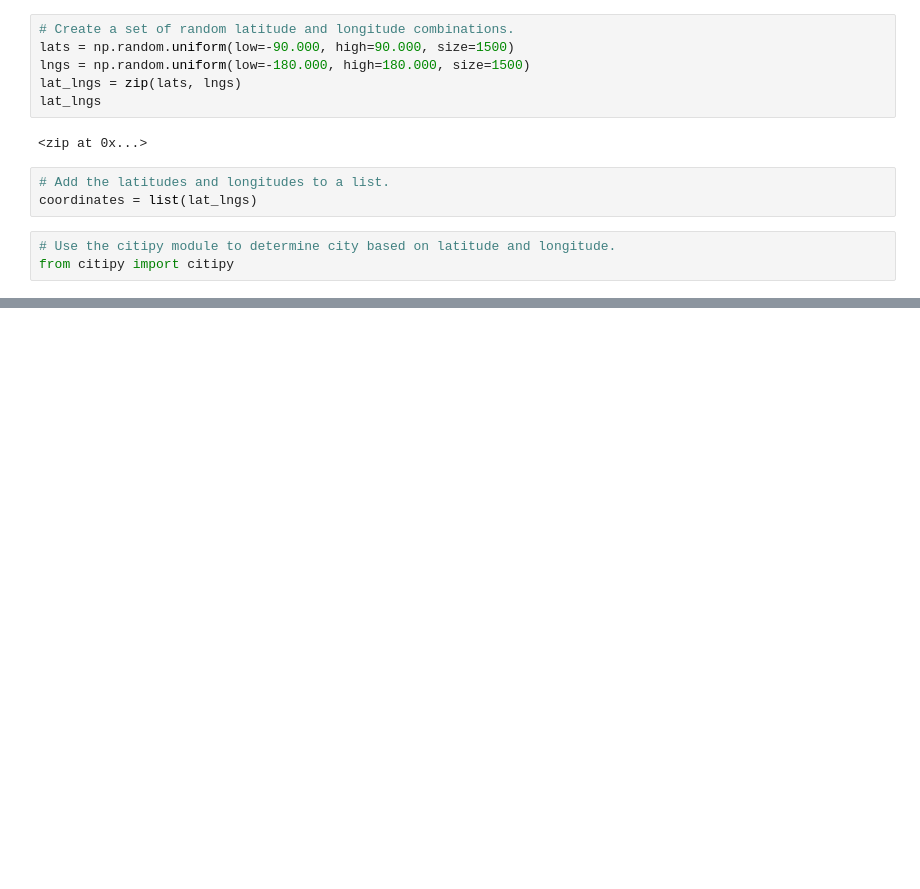
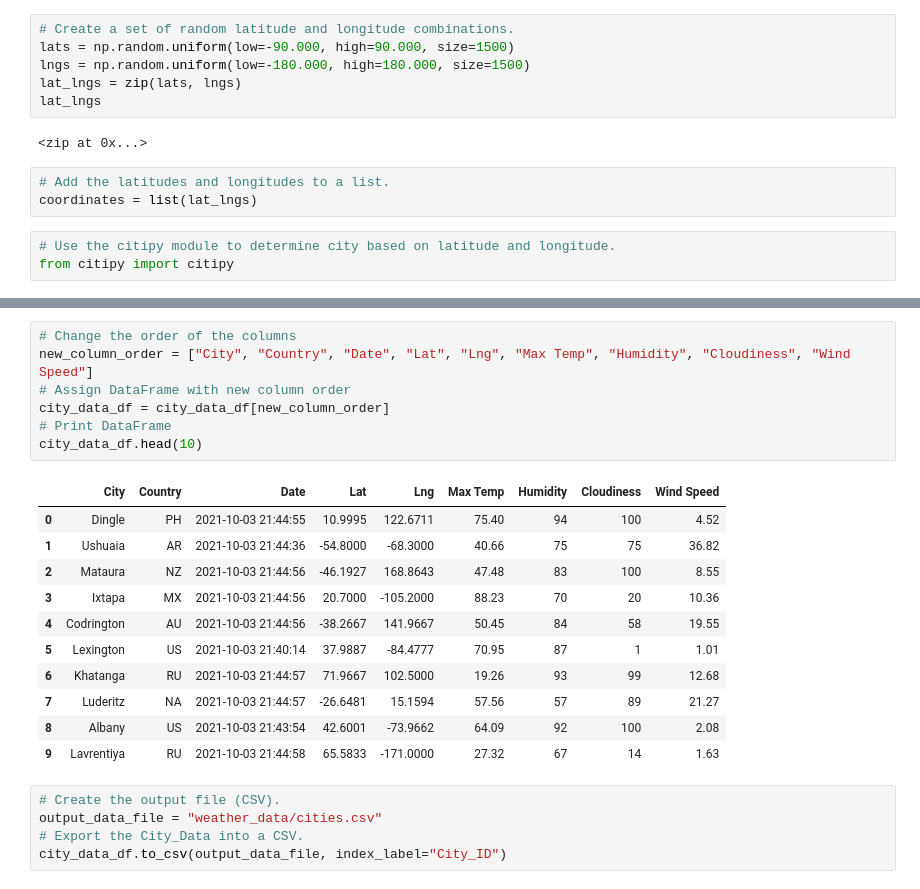
Before and after one commit to SeanTFarr/World_Weather_Analysis, a Jupyter notebook: WeatherPy.ipynb, the cells around one changed output, grey strips where cells are left out. Cells and saved outputs as stored; diff of their text form; blank space fills up the shorter version.

```diff
--- a/WeatherPy.ipynb
+++ b/WeatherPy.ipynb
@@ -33,0 +143,24 @@ len(cities)
+# %%
+# Change the order of the columns
+new_column_order = ["City", "Country", "Date", "Lat", "Lng", "Max Temp", "Humidity", "Cloudiness", "Wind Speed"]
+# Assign DataFrame with new column order
+city_data_df = city_data_df[new_column_order]
+# Print DataFrame
+city_data_df.head(10)
+# %% [output]
+|  | City | Country | Date | Lat | Lng | Max Temp | Humidity | Cloudiness | Wind Speed |
+| 0 | Dingle | PH | 2021-10-03 21:44:55 | 10.9995 | 122.6711 | 75.40 | 94 | 100 | 4.52 |
+| 1 | Ushuaia | AR | 2021-10-03 21:44:36 | -54.8000 | -68.3000 | 40.66 | 75 | 75 | 36.82 |
+| 2 | Mataura | NZ | 2021-10-03 21:44:56 | -46.1927 | 168.8643 | 47.48 | 83 | 100 | 8.55 |
+| 3 | Ixtapa | MX | 2021-10-03 21:44:56 | 20.7000 | -105.2000 | 88.23 | 70 | 20 | 10.36 |
+| 4 | Codrington | AU | 2021-10-03 21:44:56 | -38.2667 | 141.9667 | 50.45 | 84 | 58 | 19.55 |
+| 5 | Lexington | US | 2021-10-03 21:40:14 | 37.9887 | -84.4777 | 70.95 | 87 | 1 | 1.01 |
+| 6 | Khatanga | RU | 2021-10-03 21:44:57 | 71.9667 | 102.5000 | 19.26 | 93 | 99 | 12.68 |
+| 7 | Luderitz | NA | 2021-10-03 21:44:57 | -26.6481 | 15.1594 | 57.56 | 57 | 89 | 21.27 |
+| 8 | Albany | US | 2021-10-03 21:43:54 | 42.6001 | -73.9662 | 64.09 | 92 | 100 | 2.08 |
+| 9 | Lavrentiya | RU | 2021-10-03 21:44:58 | 65.5833 | -171.0000 | 27.32 | 67 | 14 | 1.63 |
+# %%
+# Create the output file (CSV).
+output_data_file = "weather_data/cities.csv"
+# Export the City_Data into a CSV.
+city_data_df.to_csv(output_data_file, index_label="City_ID")
```
Also changed, not shown: parts of 6 cells of this notebook, 3 other files.
